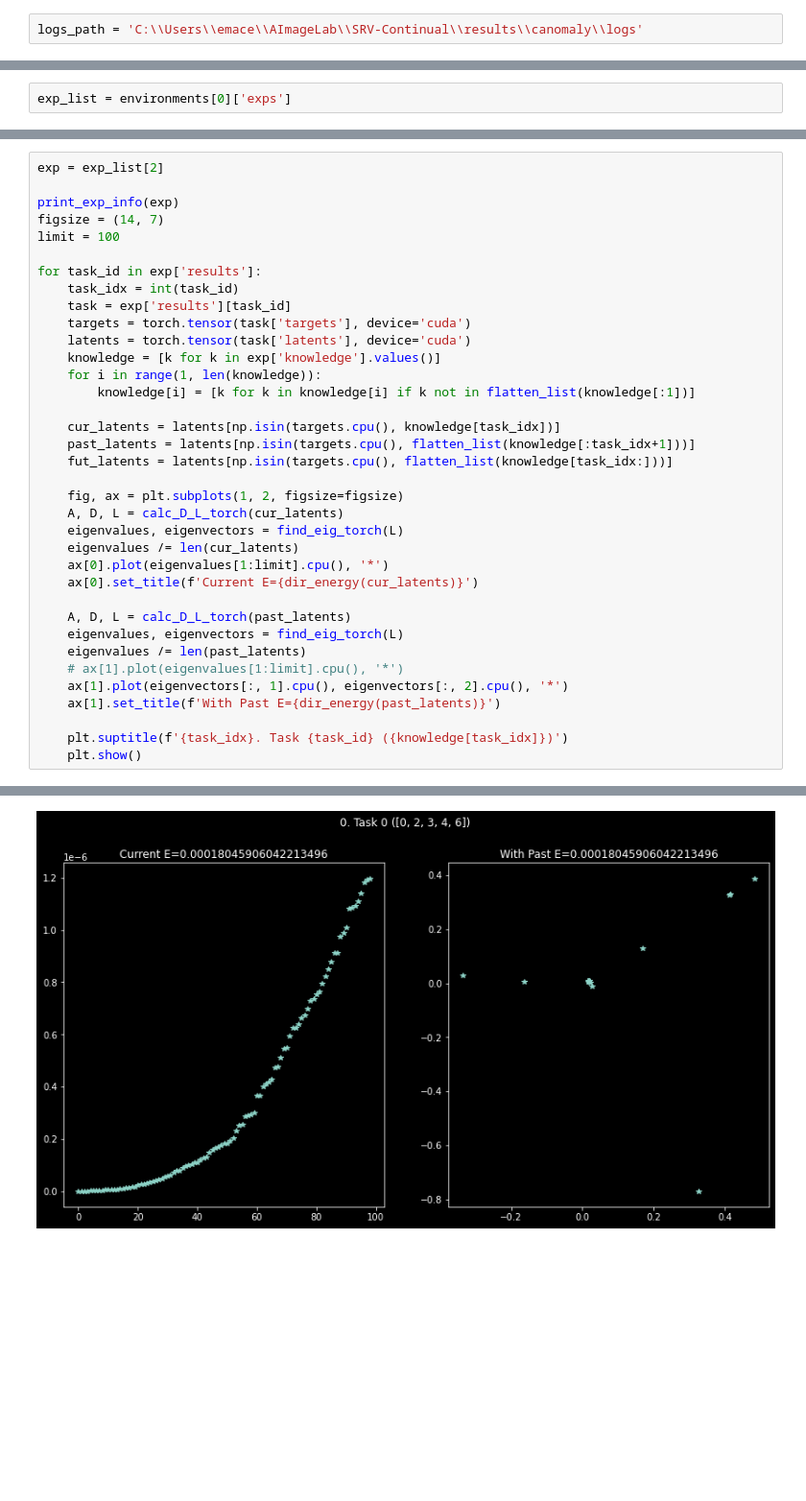
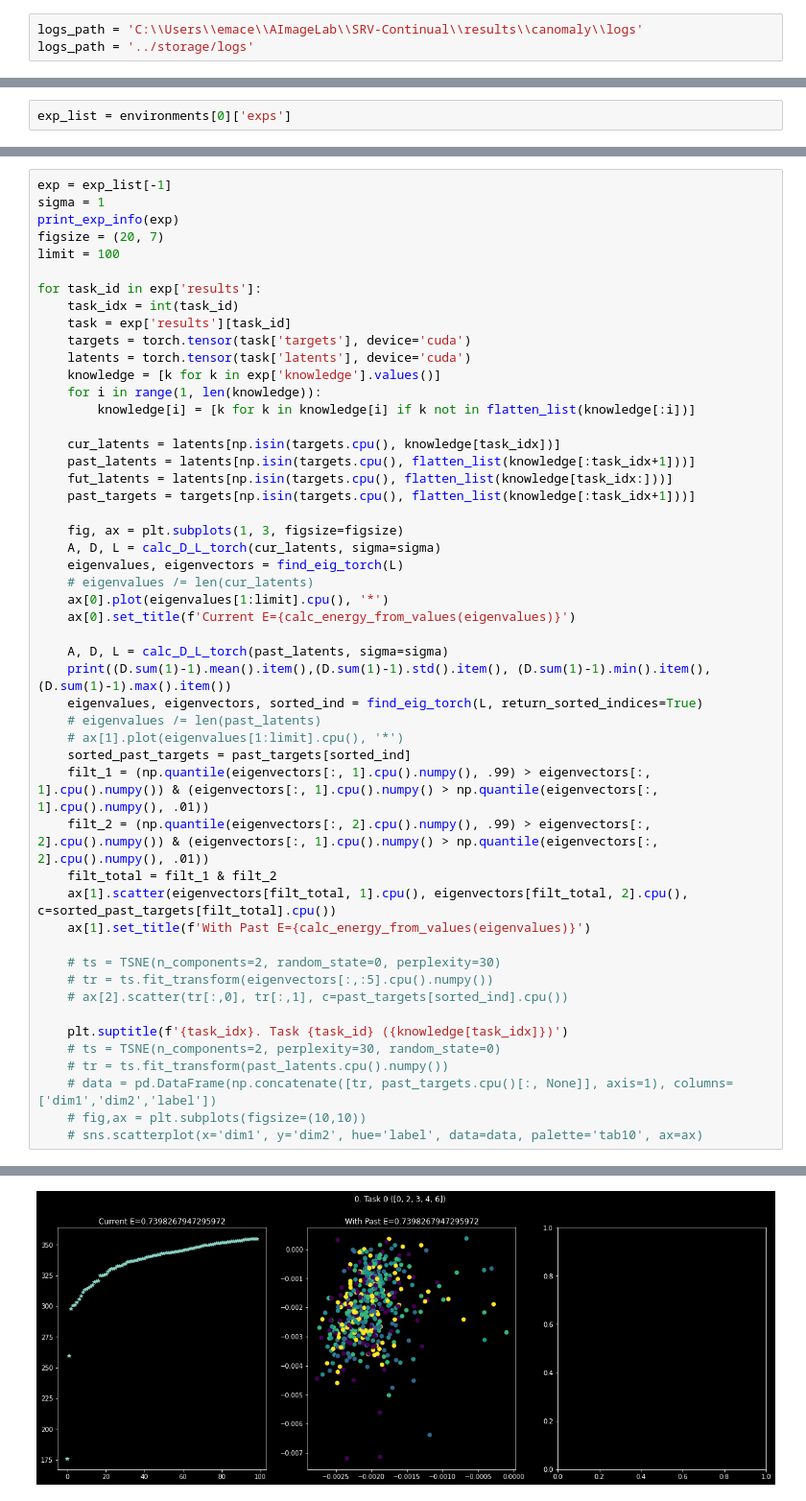
Before and after one commit to ema-frasca/canomaly, a Jupyter notebook: notebooks/spectral_analysis.ipynb, the cells around one changed output, grey strips where cells are left out. Shown at 96% size. Cells and saved outputs as stored; diff of their text form; blank space fills up the shorter version.

```diff
--- a/notebooks/spectral_analysis.ipynb
+++ b/notebooks/spectral_analysis.ipynb
@@ -92,6 +100,7 @@ def flatten_list(l: list[list[any]]) -> list[any]:
     return [item for line in l for item in line]
 # %%
 logs_path = 'C:\\Users\\emace\\AImageLab\\SRV-Continual\\results\\canomaly\\logs'
+logs_path = '../storage/logs'
 # %%
 exp_dict = {}
 environments = []
@@ -161,8 +171,8 @@ total:          energy 0.0001           mean -0.129 ± 1.993
 # %%
-exp = exp_list[2]
-
+exp = exp_list[-1]
+sigma = 1
 print_exp_info(exp)
-figsize = (14, 7)
+figsize = (20, 7)
 limit = 100
 
 for task_id in exp['results']:
@@ -172,26 +182,40 @@ for task_id in exp['results']:
     latents = torch.tensor(task['latents'], device='cuda')
     knowledge = [k for k in exp['knowledge'].values()]
     for i in range(1, len(knowledge)):
-        knowledge[i] = [k for k in knowledge[i] if k not in flatten_list(knowledge[:1])]
+        knowledge[i] = [k for k in knowledge[i] if k not in flatten_list(knowledge[:i])]
 
     cur_latents = latents[np.isin(targets.cpu(), knowledge[task_idx])]
     past_latents = latents[np.isin(targets.cpu(), flatten_list(knowledge[:task_idx+1]))]
     fut_latents = latents[np.isin(targets.cpu(), flatten_list(knowledge[task_idx:]))]
+    past_targets = targets[np.isin(targets.cpu(), flatten_list(knowledge[:task_idx+1]))]
 
-    fig, ax = plt.subplots(1, 2, figsize=figsize)
-    A, D, L = calc_D_L_torch(cur_latents)
+    fig, ax = plt.subplots(1, 3, figsize=figsize)
+    A, D, L = calc_D_L_torch(cur_latents, sigma=sigma)
     eigenvalues, eigenvectors = find_eig_torch(L)
-    eigenvalues /= len(cur_latents)
+    # eigenvalues /= len(cur_latents)
     ax[0].plot(eigenvalues[1:limit].cpu(), '*')
-    ax[0].set_title(f'Current E={dir_energy(cur_latents)}')
+    ax[0].set_title(f'Current E={calc_energy_from_values(eigenvalues)}')
 
-    A, D, L = calc_D_L_torch(past_latents)
-    eigenvalues, eigenvectors = find_eig_torch(L)
-    eigenvalues /= len(past_latents)
+    A, D, L = calc_D_L_torch(past_latents, sigma=sigma)
+    print((D.sum(1)-1).mean().item(),(D.sum(1)-1).std().item(), (D.sum(1)-1).min().item(), (D.sum(1)-1).max().item())
+    eigenvalues, eigenvectors, sorted_ind = find_eig_torch(L, return_sorted_indices=True)
+    # eigenvalues /= len(past_latents)
     # ax[1].plot(eigenvalues[1:limit].cpu(), '*')
-    ax[1].plot(eigenvectors[:, 1].cpu(), eigenvectors[:, 2].cpu(), '*')
-    ax[1].set_title(f'With Past E={dir_energy(past_latents)}')
+    sorted_past_targets = past_targets[sorted_ind]
+    filt_1 = (np.quantile(eigenvectors[:, 1].cpu().numpy(), .99) > eigenvectors[:, 1].cpu().numpy()) & (eigenvectors[:, 1].cpu().numpy() > np.quantile(eigenvectors[:, 1].cpu().numpy(), .01))
+    filt_2 = (np.quantile(eigenvectors[:, 2].cpu().numpy(), .99) > eigenvectors[:, 2].cpu().numpy()) & (eigenvectors[:, 1].cpu().numpy() > np.quantile(eigenvectors[:, 2].cpu().numpy(), .01))
+    filt_total = filt_1 & filt_2
+    ax[1].scatter(eigenvectors[filt_total, 1].cpu(), eigenvectors[filt_total, 2].cpu(), c=sorted_past_targets[filt_total].cpu())
+    ax[1].set_title(f'With Past E={calc_energy_from_values(eigenvalues)}')
+
+    # ts = TSNE(n_components=2, random_state=0, perplexity=30)
+    # tr = ts.fit_transform(eigenvectors[:,:5].cpu().numpy())
+    # ax[2].scatter(tr[:,0], tr[:,1], c=past_targets[sorted_ind].cpu())
 
     plt.suptitle(f'{task_idx}. Task {task_id} ({knowledge[task_idx]})')
-    plt.show()
+    # ts = TSNE(n_components=2, perplexity=30, random_state=0)
+    # tr = ts.fit_transform(past_latents.cpu().numpy())
+    # data = pd.DataFrame(np.concatenate([tr, past_targets.cpu()[:, None]], axis=1), columns=['dim1','dim2','label'])
+    # fig,ax = plt.subplots(figsize=(10,10))
+    # sns.scatterplot(x='dim1', y='dim2', hue='label', data=data, palette='tab10', ax=ax)
 # %% [output]
@@ -200 +228 @@ model: rec-ae continual
-[figure, old version]
+[figure, new version]
```
Also changed, not shown: parts of 8 cells of this notebook, 1 other file.
